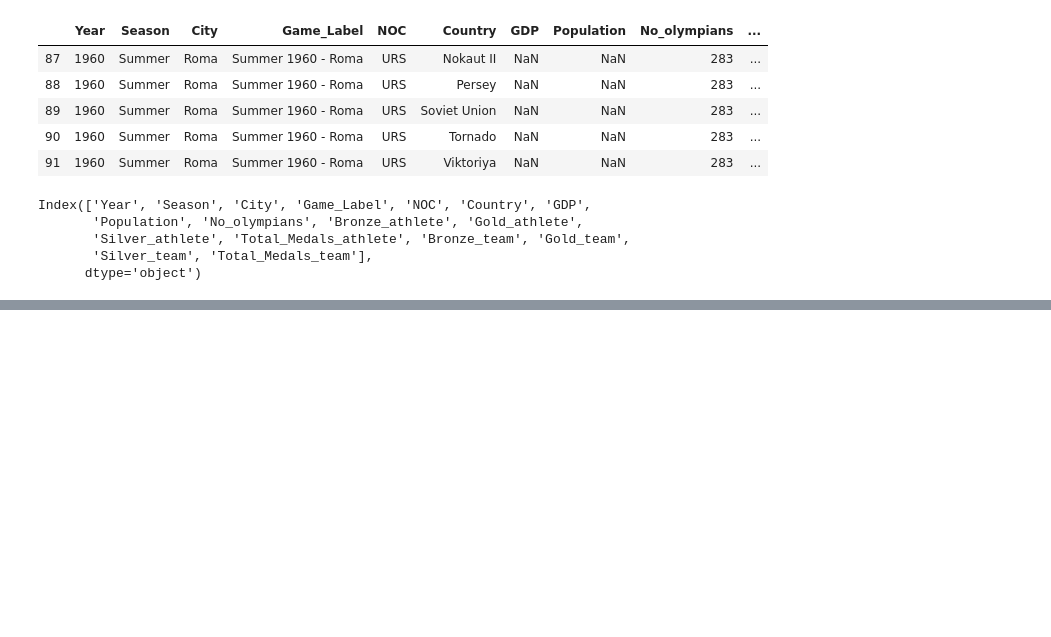
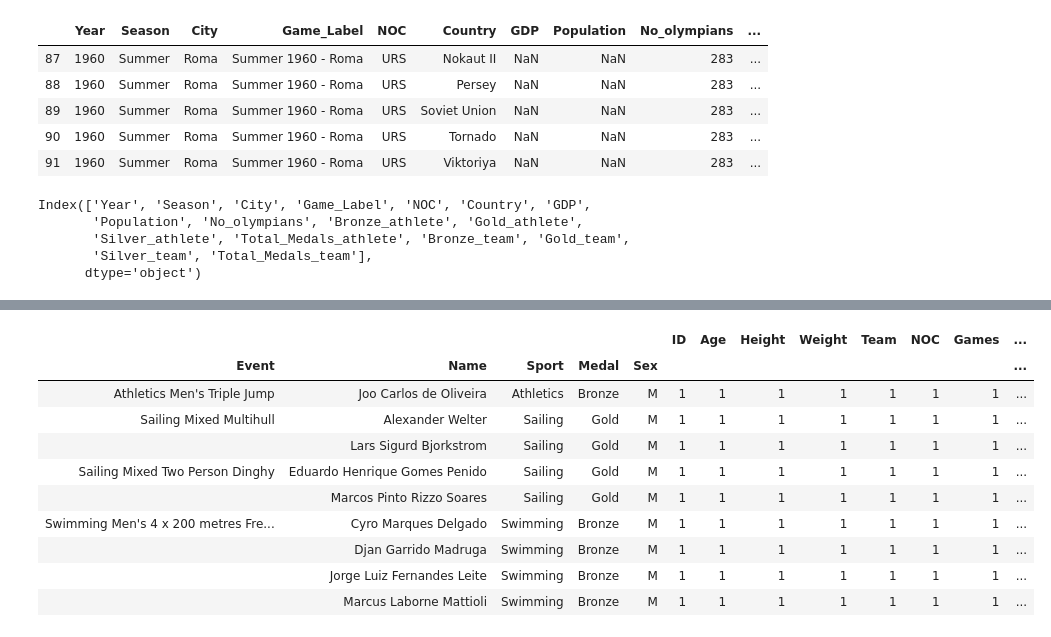
Before and after one commit to hanesy/olympics_dash, a Jupyter notebook: data_exploration.ipynb, the cells around one changed output, grey strips where cells are left out. Cells and saved outputs as stored; diff of their text form; code cells hidden in the pictures; blank space fills up the shorter version.

```diff
--- a/data_exploration.ipynb
+++ b/data_exploration.ipynb
@@ -679,0 +703,14 @@ Index(['Year', 'Season', 'City', 'Game_Label', 'NOC', 'Country', 'GDP',
+# %%
+test.groupby(['Event','Name','Sport','Medal','Sex']).count()
+# %% [output]
+|  |  |  |  |  | ID | Age | Height | Weight | Team | NOC | Games | ... |
+| Event | Name | Sport | Medal | Sex |  |  |  |  |  |  |  | ... |
+| Athletics Men's Triple Jump | Joo Carlos de Oliveira | Athletics | Bronze | M | 1 | 1 | 1 | 1 | 1 | 1 | 1 | ... |
+| Sailing Mixed Multihull | Alexander Welter | Sailing | Gold | M | 1 | 1 | 1 | 1 | 1 | 1 | 1 | ... |
+|  | Lars Sigurd Bjorkstrom | Sailing | Gold | M | 1 | 1 | 1 | 1 | 1 | 1 | 1 | ... |
+| Sailing Mixed Two Person Dinghy | Eduardo Henrique Gomes Penido | Sailing | Gold | M | 1 | 1 | 1 | 1 | 1 | 1 | 1 | ... |
+|  | Marcos Pinto Rizzo Soares | Sailing | Gold | M | 1 | 1 | 1 | 1 | 1 | 1 | 1 | ... |
+| Swimming Men's 4 x 200 metres Fre... | Cyro Marques Delgado | Swimming | Bronze | M | 1 | 1 | 1 | 1 | 1 | 1 | 1 | ... |
+|  | Djan Garrido Madruga | Swimming | Bronze | M | 1 | 1 | 1 | 1 | 1 | 1 | 1 | ... |
+|  | Jorge Luiz Fernandes Leite | Swimming | Bronze | M | 1 | 1 | 1 | 1 | 1 | 1 | 1 | ... |
+|  | Marcus Laborne Mattioli | Swimming | Bronze | M | 1 | 1 | 1 | 1 | 1 | 1 | 1 | ... |
```
Also changed, not shown: parts of 3 cells of this notebook, 1 other file.
